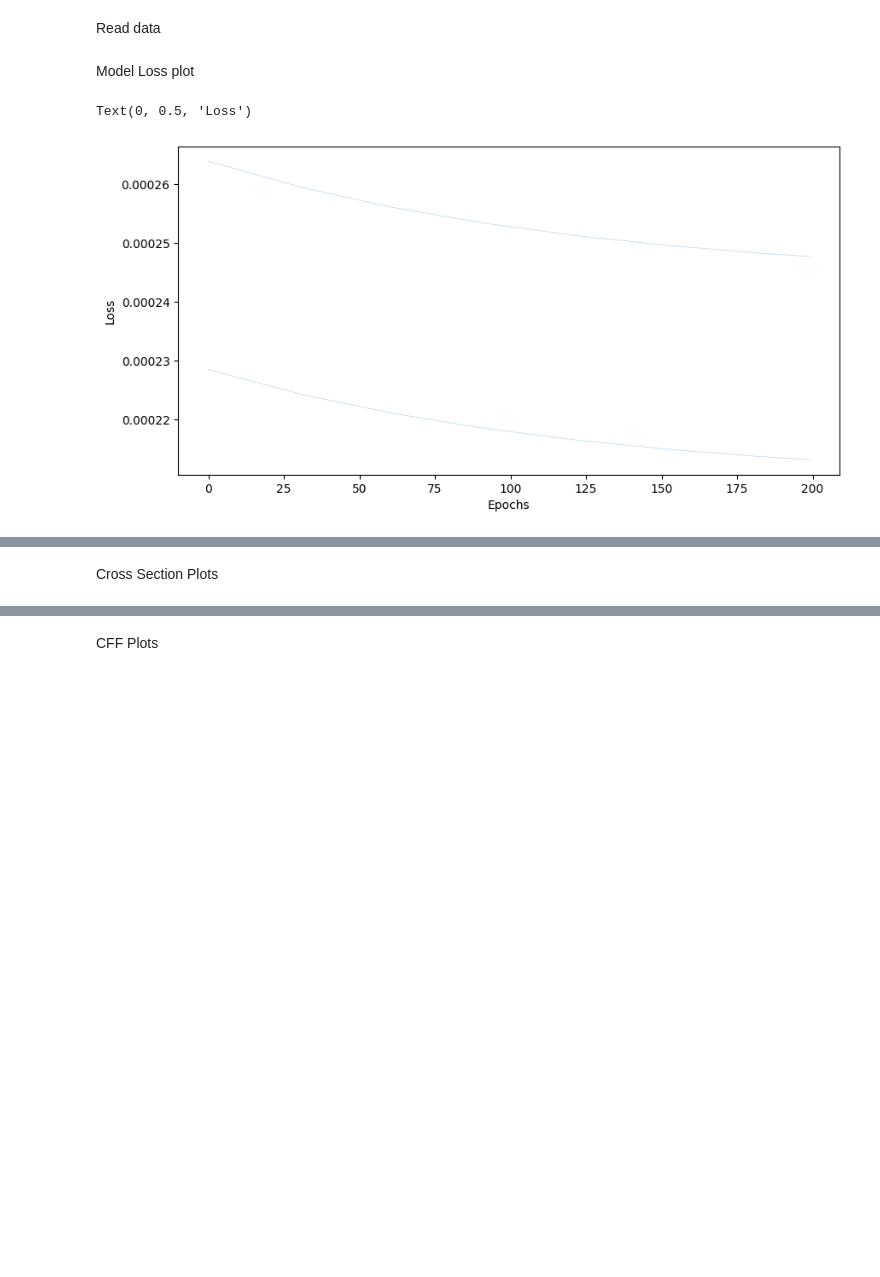
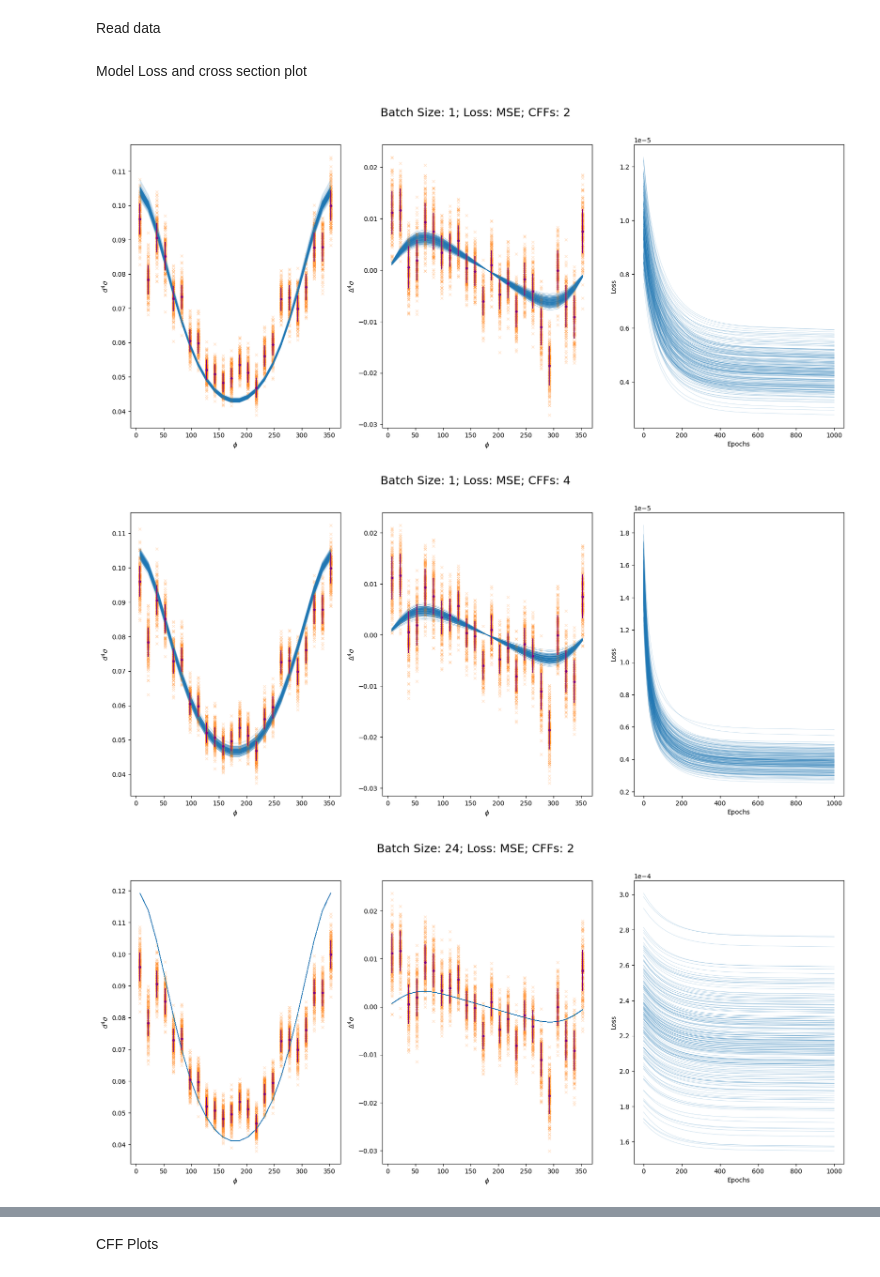
Before and after one commit to pratik-t/CFF-Fitting, a Jupyter notebook: Gen 2 TF/plot.ipynb, the cells around one changed output, grey strips where cells are left out. Drawn from its saved outputs; the diff is of its cells as text; code cells hidden in the pictures; blank space fills up the shorter version.

Commit message:
new data

```diff
--- a/Gen 2 TF/plot.ipynb
+++ b/Gen 2 TF/plot.ipynb
@@ -11,18 +13,59 @@ SET = 4
 pseudo = pd.read_csv('finalised pseudodata.csv')
 pseudo = pseudo[pseudo['set'] == SET]
 
-data_all = pd.read_parquet(f'./data/sample/set_{SET}.parquet')
-history_all = pd.read_parquet(f'./data/history/set_{SET}.parquet')
+subfolders = sorted([p.name for p in Path("./data").iterdir() if p.is_dir()])
+
+data_all = []
+history_all = []
+
+for folder in subfolders:
+    data_all.append(pd.read_parquet(f'./data/{folder}/sample/set_{SET}.parquet'))
+    history_all.append(pd.read_parquet(f'./data/{folder}/history/set_{SET}.parquet'))
+
+def make_title(name):
+    n = re.findall(r"\d+", name)
+    n = [int(x) for x in n]
+    if n[1]==1:
+        l= 'MAE'
+    elif n[1]==2:
+        l= 'MSE'
+    return f'Batch Size: {n[0]}; Loss: {l}; CFFs: {n[2]}', n[2]
 # %% [markdown]
-Model Loss plot
+Model Loss and cross section plot
 # %%
-fig, ax = plt.subplots(figsize=(10,5))
-for replica, history in history_all.groupby('replica'):
-    epoch = np.arange(len(history))
-    ax.plot(epoch, history['loss'], c='tab:blue', lw=0.5, alpha=0.3)
+def cs_loss_plot(i, dataset, historyset):
 
-ax.set_xlabel('Epochs')
-ax.set_ylabel('Loss')
+    fig, ax = plt.subplots(1, 3, figsize=(20,8))
+    fig.suptitle(make_title(subfolders[i])[0], size=18)
+
+    for replica, data in dataset.groupby('replica'):
+
+        ax[0].plot(data['phi'], data['dsig_fit'], c='tab:blue', lw=0.5, alpha=0.3)
+        ax[0].plot(data['phi'], data['dsig_sample'], 'x', c='tab:orange', alpha=0.2, ms=4)
+
+        ax[1].plot(data['phi'], data['delsig_fit'], c='tab:blue', lw=0.5, alpha=0.3)
+        ax[1].plot(data['phi'], data['delsig_sample'], 'x', c='tab:orange', alpha=0.2, ms=4)
+
+    ax[0].errorbar(pseudo['phi'], pseudo['dsig'], pseudo['dsig_err'], fmt='.', c='purple')
+    ax[1].errorbar(pseudo['phi'], pseudo['delsig'], pseudo['delsig_err'], fmt='.', c='purple')
+
+    ax[0].set_xlabel(r'$\phi$')
+    ax[0].set_ylabel(r'$d^4\sigma$')
+
+    ax[1].set_xlabel(r'$\phi$')
+    ax[1].set_ylabel(r'$\Delta^4\sigma$')
+
+    for replica, history in historyset.groupby('replica'):
+        epoch = np.arange(len(history))
+        ax[2].plot(epoch, history['loss'], c='tab:blue', lw=0.5, alpha=0.3)
+
+    ax[2].set_xlabel('Epochs')
+    ax[2].set_ylabel('Loss');
+    ax[2].ticklabel_format(axis='y', style='sci', scilimits=(0,0))
+
+for i in range(len(data_all)):
+    cs_loss_plot(i, data_all[i], history_all[i])
 # %% [output]
-Text(0, 0.5, 'Loss')
-[figure, old version]
+[figure, new version]
+[figure, added]
+[figure, added]
@@ -29,2 +73,0 @@ Text(0, 0.5, 'Loss')
-# %% [markdown]
-Cross Section Plots
```
Also changed, not shown: parts of 4 cells of this notebook, 16 other files.
